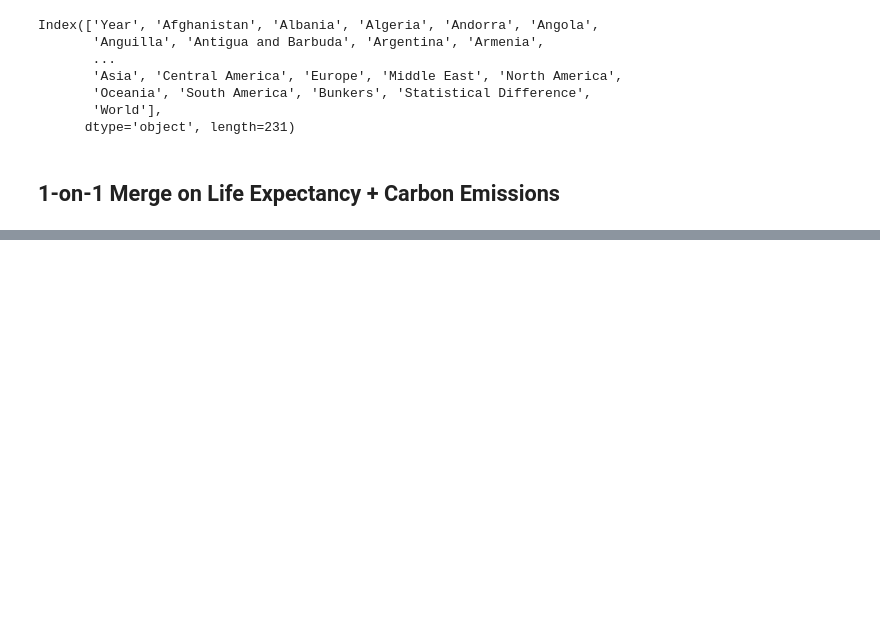
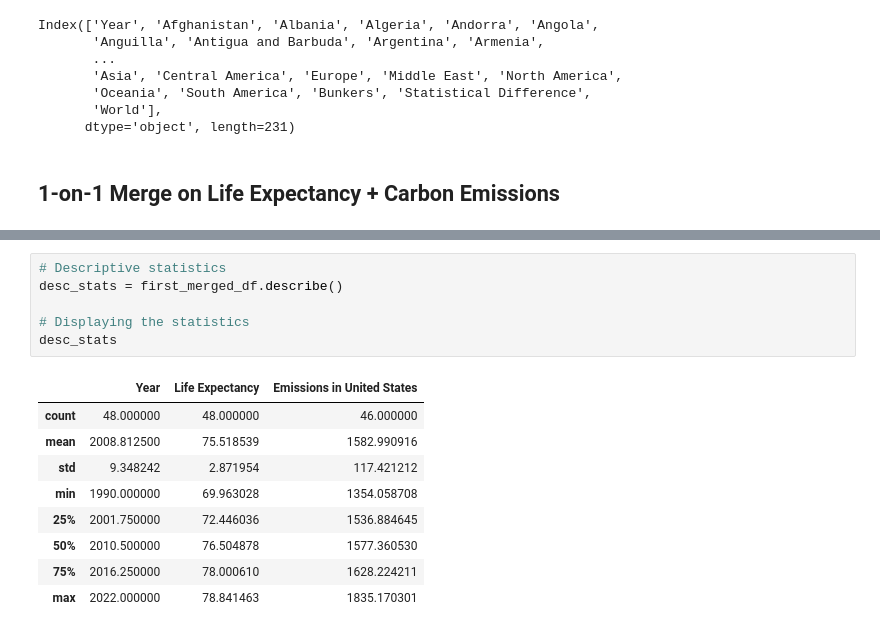
Before and after one commit to sadiq937/Shaik_DM, a Jupyter notebook: PS3.ipynb, the cells around one changed output, grey strips where cells are left out. Saved outputs shown, nothing was run; the diff lists cells and outputs as text; blank space fills up the shorter version.

```diff
--- a/PS3.ipynb
+++ b/PS3.ipynb
@@ -349,0 +286,16 @@ Length: 248, dtype: int64
+# %%
+# Descriptive statistics
+desc_stats = first_merged_df.describe()
+
+# Displaying the statistics
+desc_stats
+# %% [output]
+|  | Year | Life Expectancy | Emissions in United States |
+| count | 48.000000 | 48.000000 | 46.000000 |
+| mean | 2008.812500 | 75.518539 | 1582.990916 |
+| std | 9.348242 | 2.871954 | 117.421212 |
+| min | 1990.000000 | 69.963028 | 1354.058708 |
+| 25% | 2001.750000 | 72.446036 | 1536.884645 |
+| 50% | 2010.500000 | 76.504878 | 1577.360530 |
+| 75% | 2016.250000 | 78.000610 | 1628.224211 |
+| max | 2022.000000 | 78.841463 | 1835.170301 |
```
Also changed, not shown: parts of 19 cells of this notebook.
